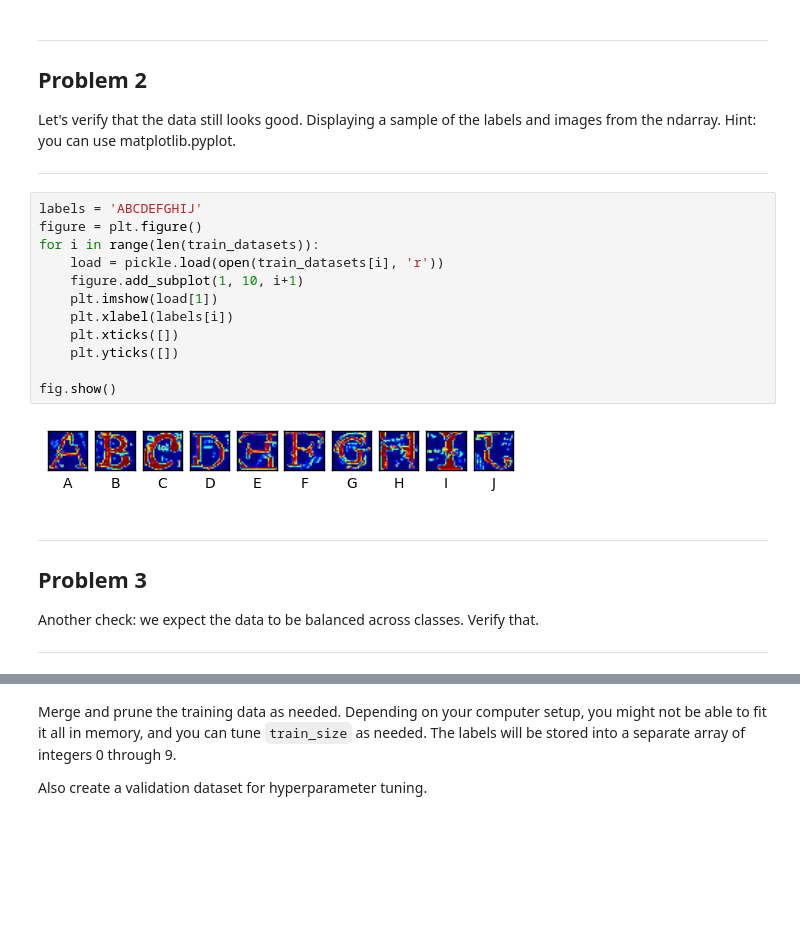
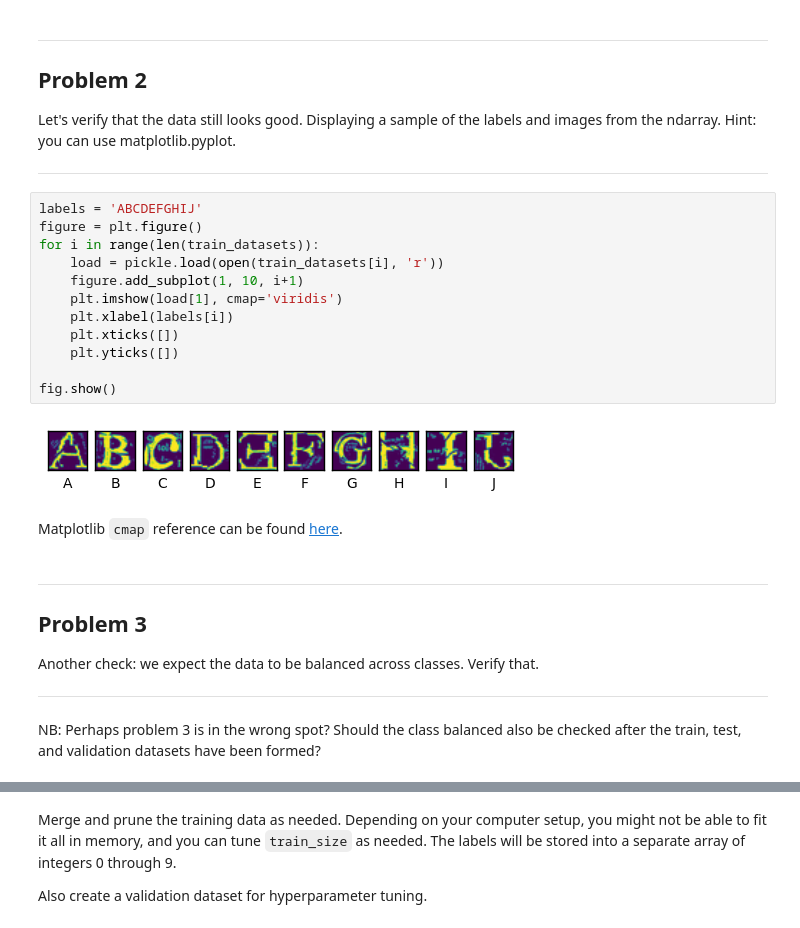
Before and after one commit to KT12/Udacity, a Jupyter notebook: ud_370/1_notmnist.ipynb, the cells around one changed output, grey strips where cells are left out. Drawn from its saved outputs; the diff is of its cells as text; blank space fills up the shorter version.

Commit message:
Check class balance

```diff
--- a/ud_370/1_notmnist.ipynb
+++ b/ud_370/1_notmnist.ipynb
@@ -240,17 +240,19 @@ Let's verify that the data still looks good. Displaying a sample of the labels a
 # %%
 labels = 'ABCDEFGHIJ'
 figure = plt.figure()
 for i in range(len(train_datasets)):
     load = pickle.load(open(train_datasets[i], 'r'))
     figure.add_subplot(1, 10, i+1)
-    plt.imshow(load[1])
+    plt.imshow(load[1], cmap='viridis')
     plt.xlabel(labels[i])
     plt.xticks([])
     plt.yticks([])
 
 fig.show()
 # %% [output]
-[figure, old version]
+[figure, new version]
+# %% [markdown]
+Matplotlib `cmap` reference can be found [here](http://matplotlib.org/examples/color/colormaps_reference.html).
 # %% [markdown]
 ---
 Problem 3
@@ -258,5 +260,7 @@ Problem 3
 Another check: we expect the data to be balanced across classes. Verify that.
 
 ---
+# %% [markdown]
+NB: Perhaps problem 3 is in the wrong spot?  Should the class balanced also be checked after the train, test, and validation datasets have been formed?
 # %%
 labels = 'ABCDEFGHIJ'
```
Also changed, not shown: parts of 7 cells of this notebook.
